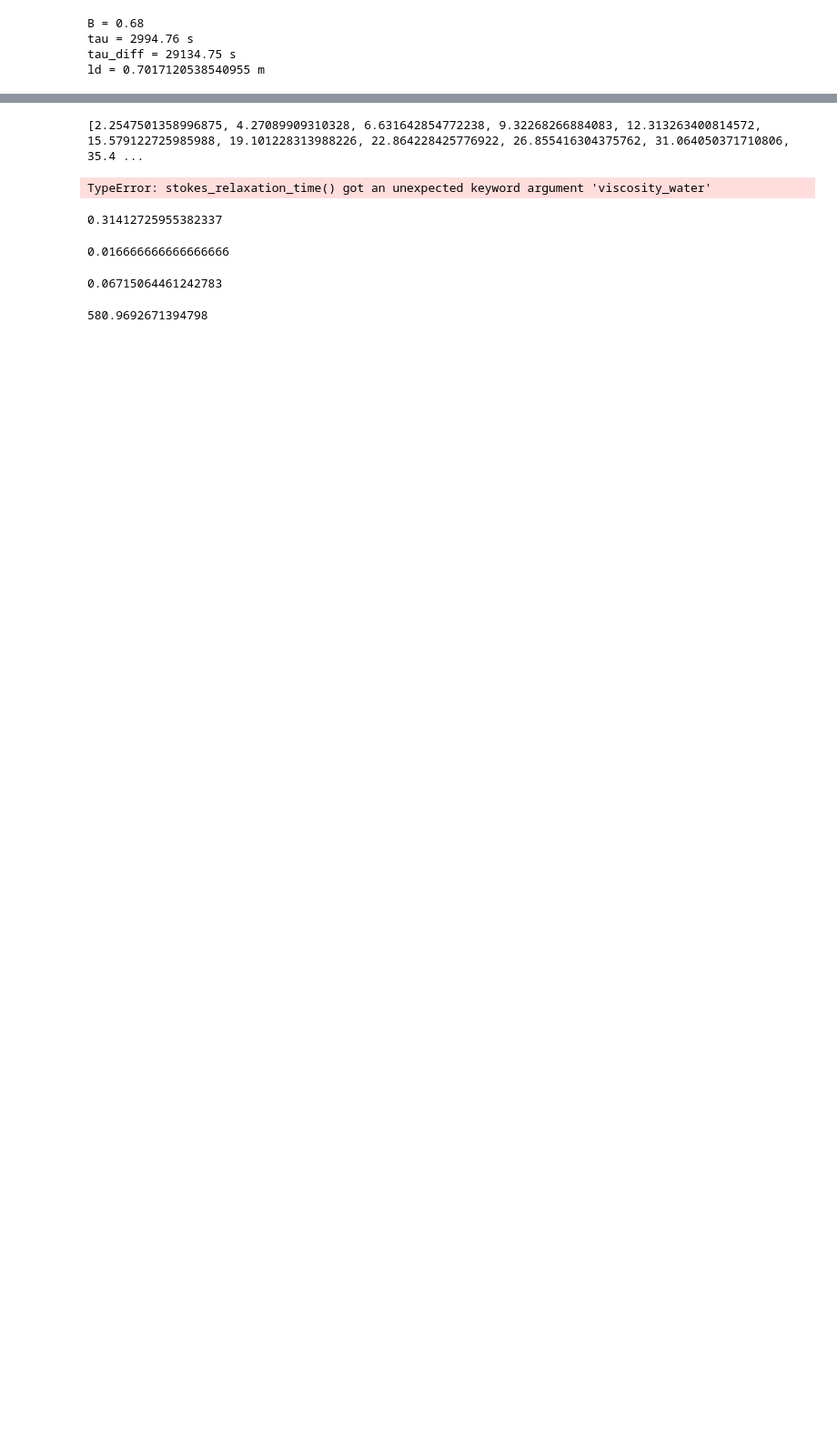
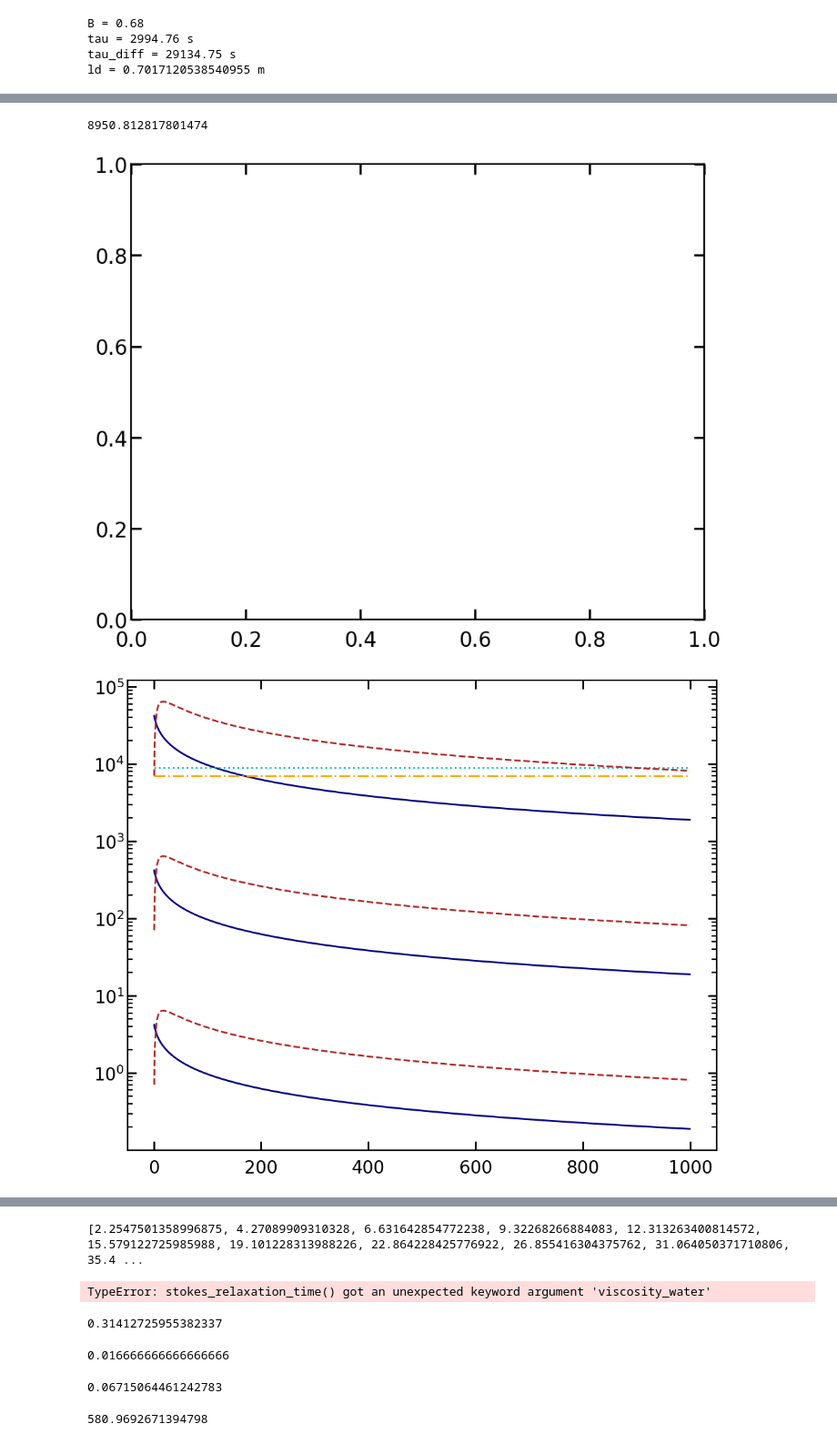
Before and after one commit to Parcels-code/Maxey_Riley_advection, a Jupyter notebook: simulations/stokes_drifters_settings.ipynb, the cells around one changed output, grey strips where cells are left out. Shown at 91% size. Drawn from its saved outputs; the diff is of its cells as text; code cells hidden in the pictures; blank space fills up the shorter version.

```diff
--- a/simulations/stokes_drifters_settings.ipynb
+++ b/simulations/stokes_drifters_settings.ipynb
@@ -102,0 +197,43 @@ Text(0, 0.5, 'time [s]')
+# %%
+dlist= np.array([0.01,0.10,1]) #in m
+
+# stokes relaxation time as function of diameter
+tau_stokes_0 = stokes_relaxation_time(diameter = dlist, kinematic_viscosity=kinematic_viscosity_water,buoyancy=B)
+Rep = np.arange(1,1000,1)
+Crep = factor_drag_white1991(Rep)
+
+tau_stokes = np.array([ts/Crep for ts in tau_stokes_0])
+
+#tides timescale
+tau_tides =  12.4 * 3600 / (2*np.pi)
+
+# coriolis time scale
+tau_coriolis = 1/(2 * (7.2921159 * 10**-5) * np.sin(50*np.pi/180))# * (2*(1-B))/(1+2*B)
+print(tau_coriolis)
+tau_diff = diffusion_time(dlist, kinematic_viscosity_water)
+tau_H=  np.array([History_time(td,Rep) for td in tau_diff])
+tau_history = tau_stokes*tau_stokes * Crep / tau_H
+
+fig, ax = plt.subplots()
+n_lines = 3
+cmap_blues = plt.colormaps['Blues']
+cmap_reds = plt.colormaps['Reds']
+
+# Take colors at regular intervals spanning the colormap.
+blues = cmap_blues(np.linspace(0.2, 1, n_lines))
+reds = cmap_reds(np.linspace(0.1,0.9,n_lines))
+
+fig, ax = plt.subplots(layout='constrained')
+ax.plot(Rep,tau_stokes[0],'-',color='navy')#blues[0])
+ax.plot(Rep,tau_stokes[1],'-',color='navy')#=blues[1])
+ax.plot(Rep,tau_stokes[2],'-',color='navy')#=blues[2])
+ax.plot(Rep,np.full(Rep.size,tau_tides),'-.',color='orange')
+ax.plot(Rep,np.full(Rep.size,tau_coriolis),':',color='c')
+ax.plot(Rep,tau_history[0],'--', color='firebrick')# = reds[0])
+ax.plot(Rep,tau_history[1],'--', color='firebrick')#color = reds[1])
+ax.plot(Rep,tau_history[2],'--', color='firebrick')#color = reds[2])
+ax.set_yscale('log')
+# %% [output]
+8950.812817801474
+[figure, added]
+[figure, added]
```
Also changed, not shown: parts of 6 cells of this notebook.
